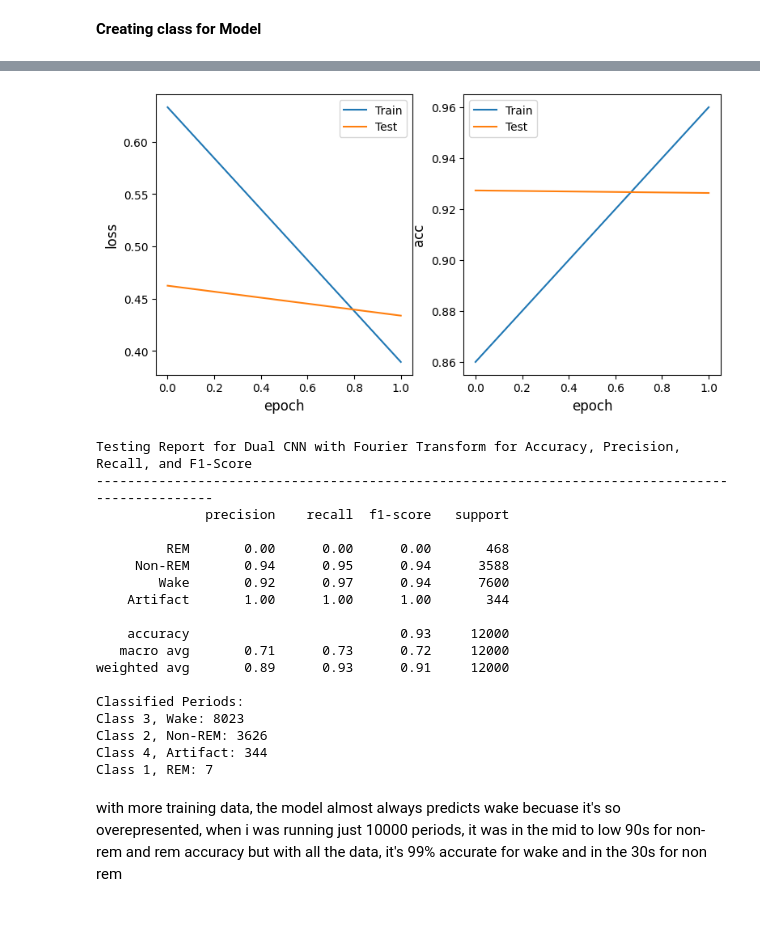
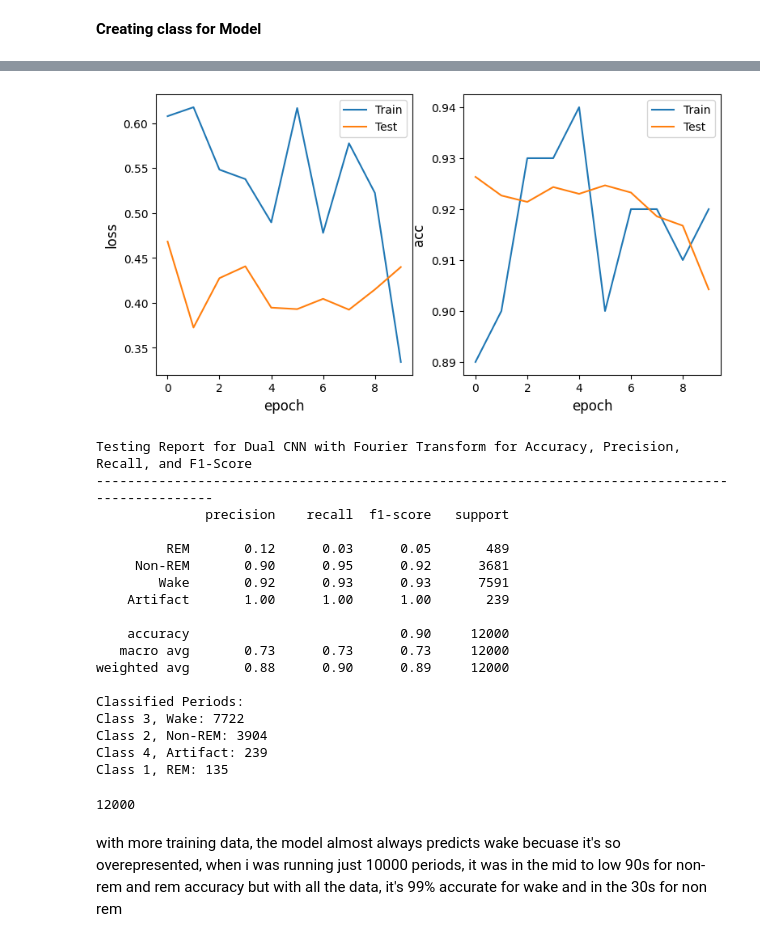
Before and after one commit to audsostrom/mice-sleep-analysis, a Jupyter notebook: LilCNN.ipynb, the cells around one changed output, grey strips where cells are left out. Cells and saved outputs as stored; diff of their text form; code cells hidden in the pictures.

```diff
--- a/LilCNN.ipynb
+++ b/LilCNN.ipynb
@@ -239,7 +239,7 @@ def train_and_test(model, train_data_gen, test_data_gen, max_epochs, confidence_
 #if you make the confidence level too low, you'll get an error about not being able to divede by 0,
 #that just means that none of the data is being classified to not sure, keep it below -.75 to avoid this
 from sklearn.metrics import classification_report
-predictions, label_list = train_and_test(model, train_loader, val_loader, 2, confidence_level=-0.75, is_test=False, verbose=True)
+predictions, label_list = train_and_test(model, train_loader, val_loader, 10, confidence_level=-0.75, is_test=False, verbose=True)
 
 target_names = ['REM', 'Non-REM', 'Wake', 'Artifact']
 print('Testing Report for Dual CNN with Fourier Transform for Accuracy, Precision, Recall, and F1-Score')
@@ -269,23 +276,25 @@ Validation set: Average loss: 0.4337, Accuracy: 11116/12000 (93%)
-[figure, old version]
+[figure, new version]
 Testing Report for Dual CNN with Fourier Transform for Accuracy, Precision, Recall, and F1-Score
 ------------------------------------------------------------------------------------------------
               precision    recall  f1-score   support
 
-         REM       0.00      0.00      0.00       468
-     Non-REM       0.94      0.95      0.94      3588
-        Wake       0.92      0.97      0.94      7600
-    Artifact       1.00      1.00      1.00       344
+         REM       0.12      0.03      0.05       489
+     Non-REM       0.90      0.95      0.92      3681
+        Wake       0.92      0.93      0.93      7591
+    Artifact       1.00      1.00      1.00       239
 
-    accuracy                           0.93     12000
-   macro avg       0.71      0.73      0.72     12000
-weighted avg       0.89      0.93      0.91     12000
+    accuracy                           0.90     12000
+   macro avg       0.73      0.73      0.73     12000
+weighted avg       0.88      0.90      0.89     12000
 
 Classified Periods:
-Class 3, Wake: 8023
-Class 2, Non-REM: 3626
-Class 4, Artifact: 344
-Class 1, REM: 7
+Class 3, Wake: 7722
+Class 2, Non-REM: 3904
+Class 4, Artifact: 239
+Class 1, REM: 135
 # %%
 print(len(predictions))
+# %% [output]
+12000
 # %% [markdown]
 with more training data, the model almost always predicts wake becuase it's so overepresented, when i was running just 10000 periods, it was in the mid to low 90s for non-rem and rem accuracy but with all the data, it's 99% accurate for wake and in the 30s for non rem
```
Also changed, not shown: parts of 1 cell of this notebook, 2 other files.
